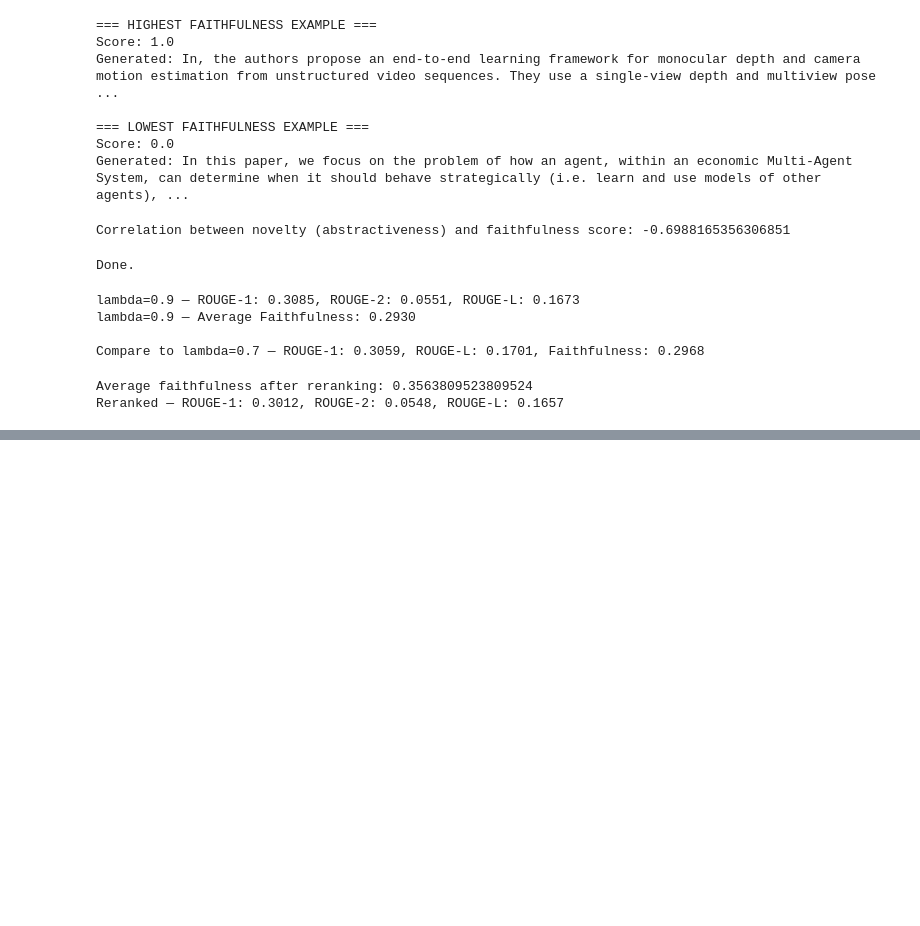
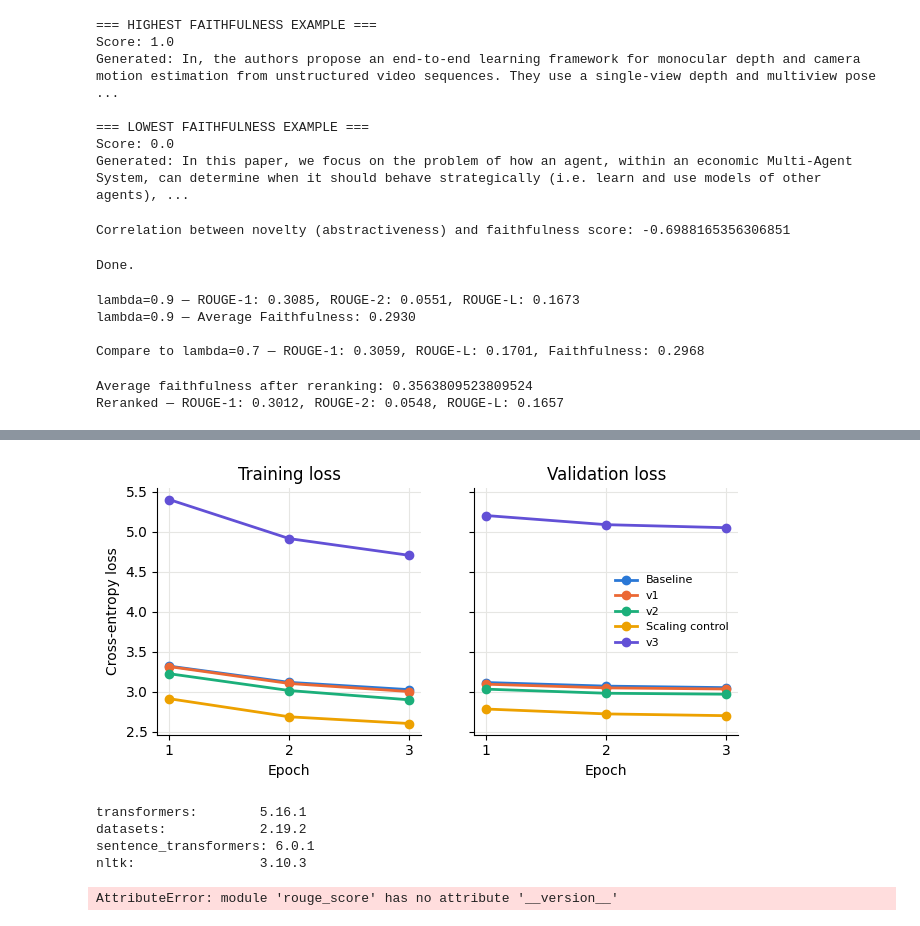
Before and after one commit to rm2110/multi-doc-res-paper-summarizer, a Jupyter notebook: main.ipynb, the cells around one changed output, grey strips where cells are left out. Saved outputs shown, nothing was run; the diff lists cells and outputs as text; code cells hidden in the pictures; blank space fills up the shorter version.

```diff
--- a/main.ipynb
+++ b/main.ipynb
@@ -2215,0 +2471,42 @@ Reranked — ROUGE-1: 0.3012, ROUGE-2: 0.0548, ROUGE-L: 0.1657
+# %%
+import matplotlib.pyplot as plt
+epochs = [1, 2, 3]
+loss = {   # (training loss per epoch, validation loss per epoch): copy from Table 5.4
+    "Baseline": ([3.320, 3.117, 3.026], [3.115, 3.070, 3.051]),
+"v1": ([3.314, 3.103, 3.002], [3.094, 3.048, 3.034]),
+"v2": ([3.225, 3.015, 2.899], [3.032, 2.981, 2.969]),
+"Scaling control": ([2.913, 2.687, 2.603], [2.784, 2.723, 2.701]),
+"v3": ([5.400, 4.912, 4.703], [5.200, 5.086, 5.048]),
+}
+colors = ["#2a78d6", "#eb6834", "#1baf7a", "#eda100", "#6250d6"]
+fig, axes = plt.subplots(1, 2, figsize=(7.5, 3.2), sharey=True)
+for (name, (tr, va)), c in zip(loss.items(), colors):
+    axes[0].plot(epochs, tr, marker="o", color=c, lw=2, label=name)
+    axes[1].plot(epochs, va, marker="o", color=c, lw=2, label=name)
+for ax, t in zip(axes, ["Training loss", "Validation loss"]):
+    ax.set_title(t); ax.set_xlabel("Epoch"); ax.set_xticks(epochs)
+    ax.spines[["top", "right"]].set_visible(False); ax.grid(color="#e6e6e3")
+axes[0].set_ylabel("Cross-entropy loss"); axes[1].legend(frameon=False, fontsize=8)
+fig.savefig("fig_training_curves.png", dpi=300, bbox_inches="tight")
+# %% [output]
+[figure, added]
+# %%
+import transformers
+import datasets
+import sentence_transformers
+import nltk
+import rouge_score
+import bert_score
+
+print(f"transformers:        {transformers.__version__}")
+print(f"datasets:            {datasets.__version__}")
+print(f"sentence_transformers: {sentence_transformers.__version__}")
+print(f"nltk:                {nltk.__version__}")
+print(f"rouge_score:         {rouge_score.__version__}")
+print(f"bert_score:          {bert_score.__version__}")
+# %% [output]
+transformers:        5.16.1
+datasets:            2.19.2
+sentence_transformers: 6.0.1
+nltk:                3.10.3
+AttributeError: module 'rouge_score' has no attribute '__version__'
```
Also changed, not shown: parts of 10 cells of this notebook, 13 other files.
